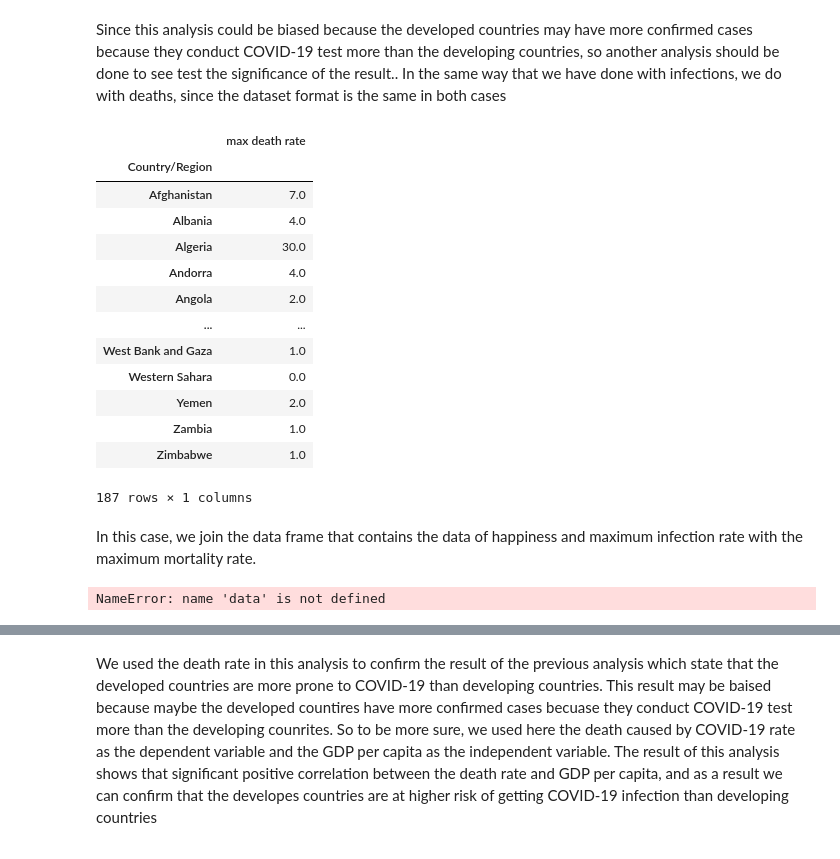
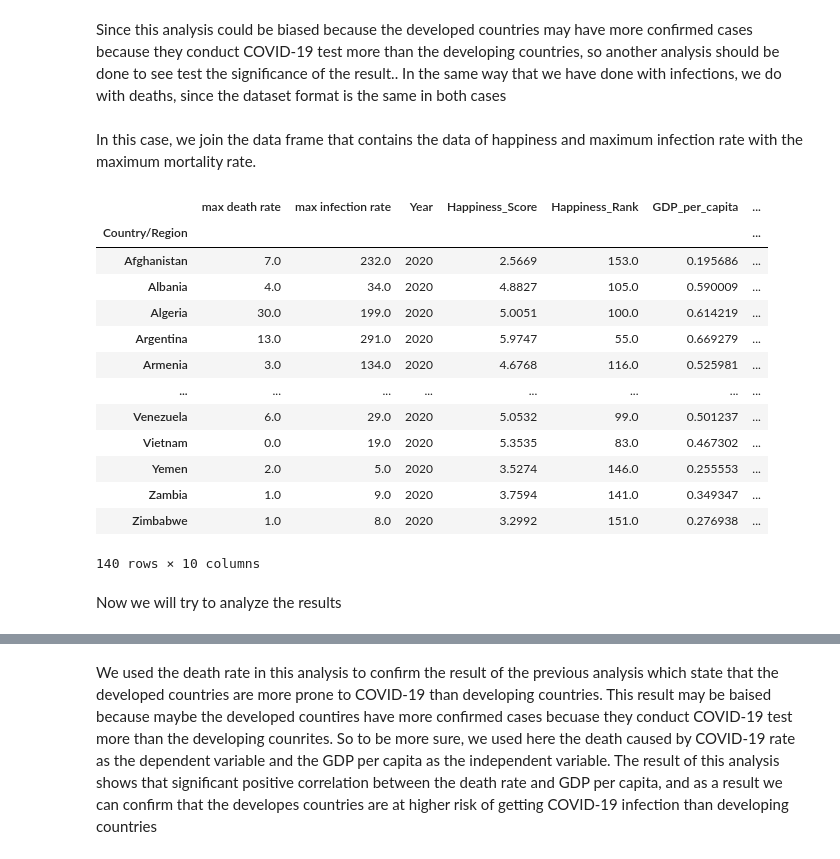
Before and after one commit to epfl-ada/ada-2020-project-milestone-p3-p3_spada, a Jupyter notebook: happiness.ipynb, the cells around one changed output, grey strips where cells are left out. Saved outputs shown, nothing was run; the diff lists cells and outputs as text; code cells hidden in the pictures.

```diff
--- a/happiness.ipynb
+++ b/happiness.ipynb
@@ -1093,29 +1060,28 @@ for country in countries:
 # %%
 corona_deaths['max death rate'] = max_death_rate
 corona_deaths = pd.DataFrame(corona_deaths.loc[:, 'max death rate'])
-corona_deaths
-# %% [output]
-|  | max death rate |
-| Country/Region |  |
-| Afghanistan | 7.0 |
-| Albania | 4.0 |
-| Algeria | 30.0 |
-| Andorra | 4.0 |
-| Angola | 2.0 |
-| ... | ... |
-| West Bank and Gaza | 1.0 |
-| Western Sahara | 0.0 |
-| Yemen | 2.0 |
-| Zambia | 1.0 |
-| Zimbabwe | 1.0 |
-187 rows × 1 columns
 # %% [markdown]
 In this case, we join the data frame that contains the data of happiness and maximum infection rate with the maximum mortality rate.
 # %%
-data_infec_death_happy = corona_deaths.join(data, how = 'inner')
+data_infec_death_happy = corona_deaths.join(data_infec_happy, how = 'inner')
 data_infec_death_happy
 # %% [output]
+|  | max death rate | max infection rate | Year | Happiness_Score | Happiness_Rank | GDP_per_capita | ... |
+| Country/Region |  |  |  |  |  |  | ... |
+| Afghanistan | 7.0 | 232.0 | 2020 | 2.5669 | 153.0 | 0.195686 | ... |
+| Albania | 4.0 | 34.0 | 2020 | 4.8827 | 105.0 | 0.590009 | ... |
+| Algeria | 30.0 | 199.0 | 2020 | 5.0051 | 100.0 | 0.614219 | ... |
+| Argentina | 13.0 | 291.0 | 2020 | 5.9747 | 55.0 | 0.669279 | ... |
+| Armenia | 3.0 | 134.0 | 2020 | 4.6768 | 116.0 | 0.525981 | ... |
+| ... | ... | ... | ... | ... | ... | ... | ... |
+| Venezuela | 6.0 | 29.0 | 2020 | 5.0532 | 99.0 | 0.501237 | ... |
+| Vietnam | 0.0 | 19.0 | 2020 | 5.3535 | 83.0 | 0.467302 | ... |
+| Yemen | 2.0 | 5.0 | 2020 | 3.5274 | 146.0 | 0.255553 | ... |
+| Zambia | 1.0 | 9.0 | 2020 | 3.7594 | 141.0 | 0.349347 | ... |
+| Zimbabwe | 1.0 | 8.0 | 2020 | 3.2992 | 151.0 | 0.276938 | ... |
-NameError: name 'data' is not defined
+140 rows × 10 columns
+# %% [markdown]
+Now we will try to analyze the results
 # %%
 # GDP per capita vs MDR
 x = data_infec_death_happy['GDP_per_capita']
```
Also changed, not shown: parts of 29 cells of this notebook.
